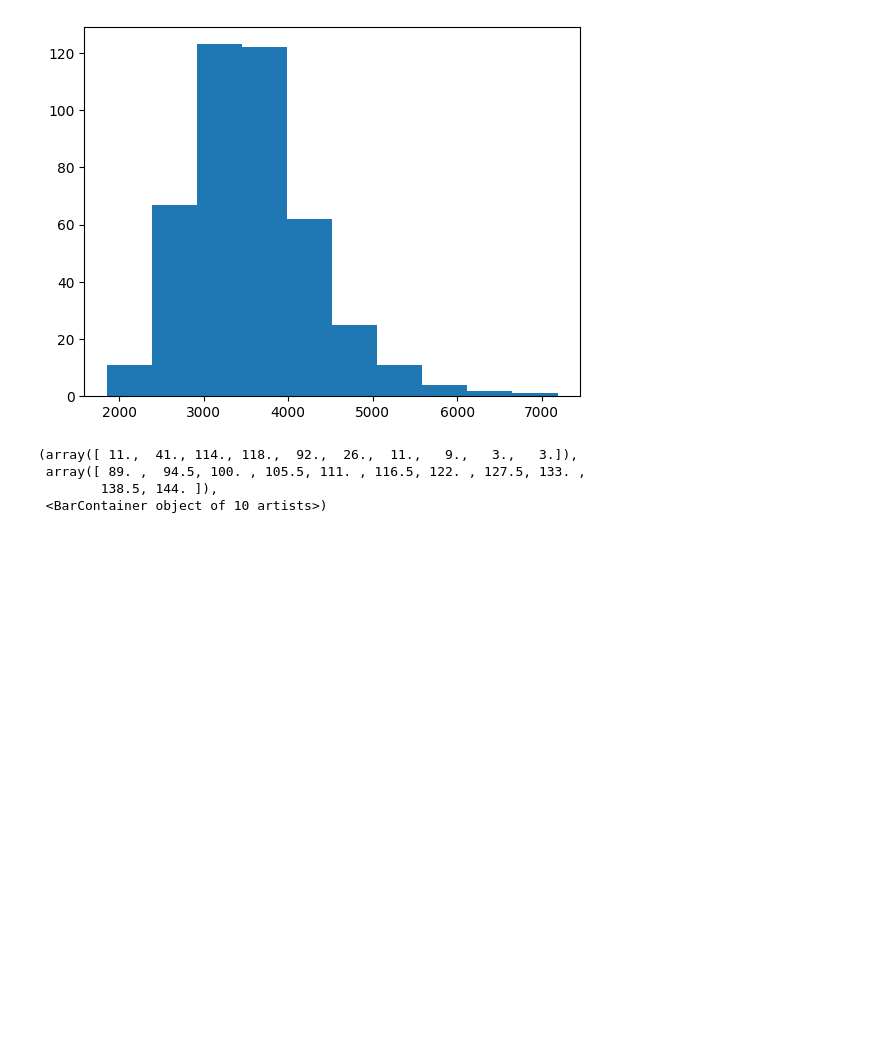
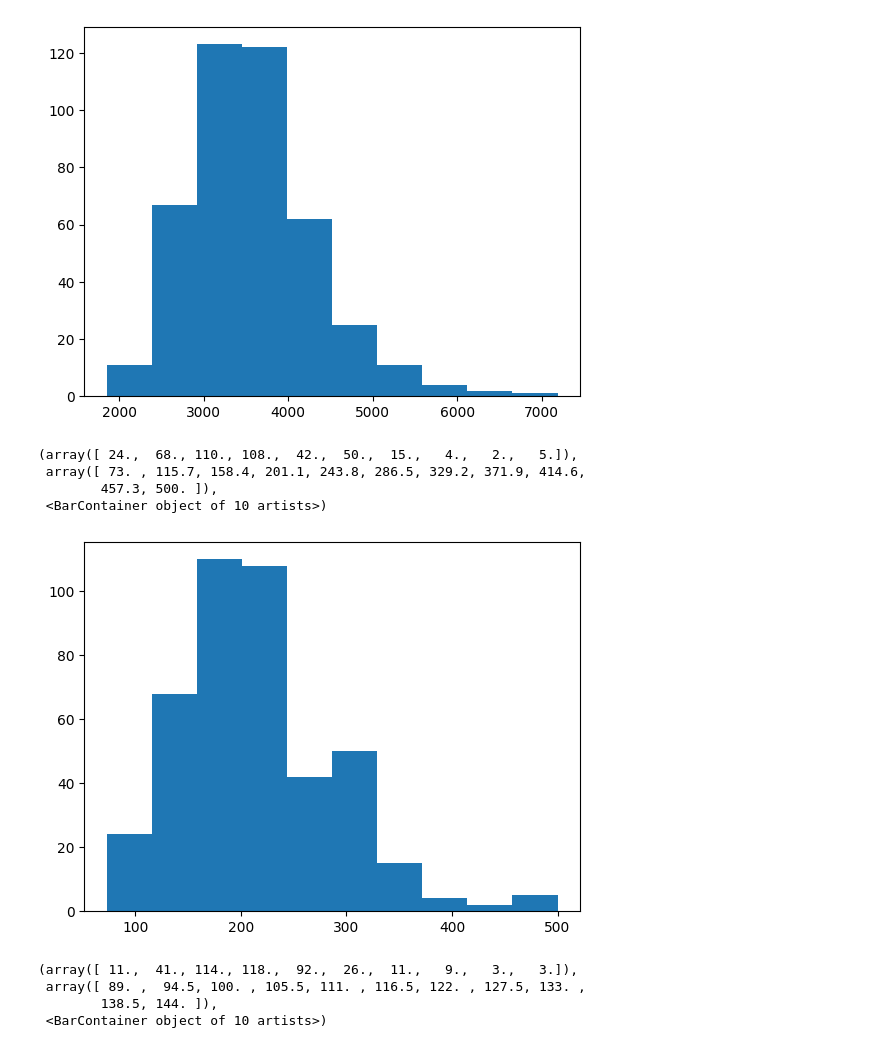
Before and after one commit to juanma1231/Estadistica-3, a Jupyter notebook: Tarea 1/src/puntos2.ipynb, the cells around one changed output. Cells and saved outputs as stored; diff of their text form; code cells hidden in the pictures; blank space fills up the shorter version.

```diff
--- a/Tarea 1/src/puntos2.ipynb
+++ b/Tarea 1/src/puntos2.ipynb
@@ -161,6 +162,14 @@ plt.hist(data["Weight"])
         6656., 7190.]),
  <BarContainer object of 10 artists>)
 [figure]
+# %%
+plt.hist(data["Horsepower"])
+# %% [output]
+(array([ 24.,  68., 110., 108.,  42.,  50.,  15.,   4.,   2.,   5.]),
+ array([ 73. , 115.7, 158.4, 201.1, 243.8, 286.5, 329.2, 371.9, 414.6,
+        457.3, 500. ]),
+ <BarContainer object of 10 artists>)
+[figure, added]
 # %%
 plt.hist(data["Wheelbase"])
 # %% [output]
```
Also changed, not shown: parts of 16 cells of this notebook.
